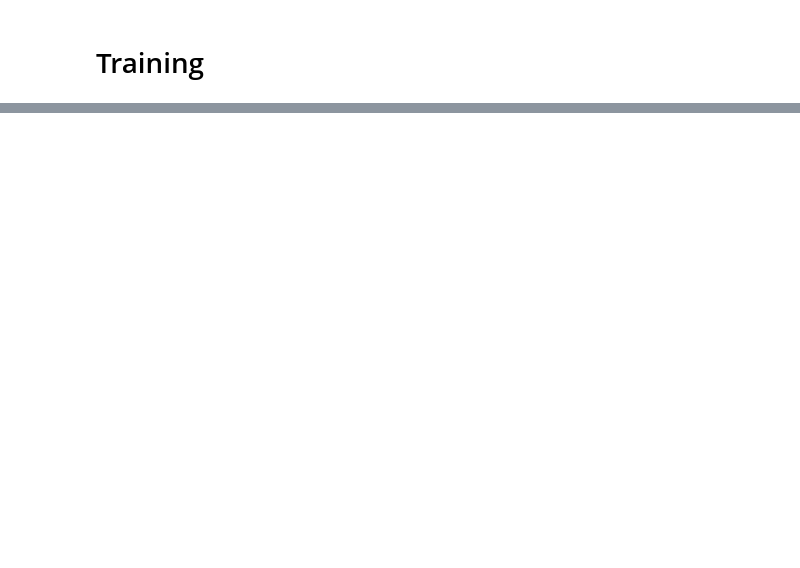
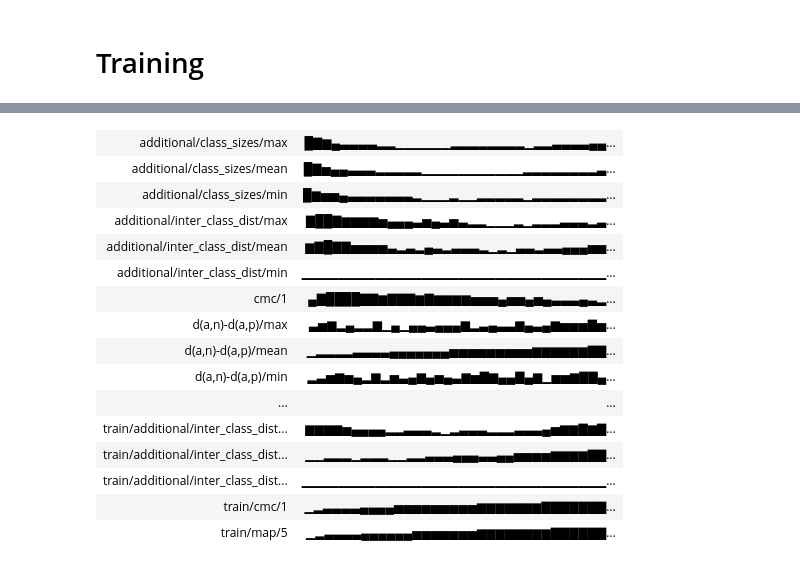
Before and after one commit to nik-fedorov/term_paper_metric_learning, a Jupyter notebook: tp3-cub.ipynb, the cells around one changed output, grey strips where cells are left out. Saved outputs shown, nothing was run; the diff lists cells and outputs as text; code cells hidden in the pictures; blank space fills up the shorter version.

```diff
--- a/tp3-cub.ipynb
+++ b/tp3-cub.ipynb
@@ -157,2 +376,69 @@ criterion = TripletLossWithMiner(margin=None, miner=TripletMinerWithMemory(50, 3
 # %% [markdown]
 # Training
+# %%
+# torch.manual_seed(42)
+
+n_epochs = 10000
+valid_period = 5
+
+metrics = {
+    'cmc_top_k': [1],  # to calculate cmc@1
+    'map_top_k': [5],  # to calculate map@5
+    'precision_top_k': [],
+    'fmr_vals': []
+}
+
+wandb_init_data = {
+    'project': 'TP3',
+    'name': 'run',
+    'save_code': True,
+    'config': {
+        'model': 'ViT',
+        'optimizer': optimizer,
+        'scheduler': scheduler,
+        'sampler': {
+            'name': 'balanced',
+            'n_labels': n_labels,
+            'n_instances': n_instances
+        },
+
+        'valid_period': valid_period,
+
+        'dataset': 'CUB_200_2011',
+        'num_epochs': n_epochs,
+        'dataloader_num_workers': num_workers,
+        'script': _ih[-1]
+    }
+}
+
+with wandb.init(**wandb_init_data) as run:
+    print('Evaluating pre-trained model before training')
+    wandb_metrics_value = validation(model, valid_loader, metrics, device)
+    add_train_metrics(wandb_metrics_value, model, train_loader_metrics, metrics, device)
+    wandb.log(wandb_metrics_value)
+    best_cmc1 = wandb_metrics_value['cmc/1']
+
+    for epoch in range(n_epochs):
+        model.train()
+        for batch in train_loader:
+            optimizer.zero_grad()
+            embeddings = model(batch['input_tensors'].to(device))
+            loss = criterion(embeddings, batch['labels'].to(device))
+            loss.backward()
+            torch.nn.utils.clip_grad_norm_(model.parameters(), 3)
+            optimizer.step()
+
+        if (epoch + 1) % valid_period == 0:
+            print(f'{epoch + 1} training epochs finished\nValidation started: {dt.datetime.now()}')
+            with torch.inference_mode():
+                wandb_metrics_value = validation(model, valid_loader, metrics, device)
+                add_train_metrics(wandb_metrics_value, model, train_loader_metrics, metrics, device)
+                wandb_metrics_value.update(criterion.tri_loss.summary())
+                wandb.log(wandb_metrics_value)
+
+                if wandb_metrics_value['cmc/1'] > best_cmc1:
+                    best_cmc1 = wandb_metrics_value['cmc/1']
+                    save_model('best.pt', epoch + 1, model, optimizer, scheduler)
+                    wandb.save('best.pt')
+                    print(f'\nNew best CMC@1 {best_cmc1} at {epoch + 1} epoch\n')
+# %% [output]
@@ -158,0 +471,16 @@ criterion = TripletLossWithMiner(margin=None, miner=TripletMinerWithMemory(50, 3
+| additional/class_sizes/max | █▇▆▄▃▃▃▃▂▂▁▁▁▁▁▁▂▂▂▂▂▂▂▂▁▂▂▃▃▃▃▄▄... |
+| additional/class_sizes/mean | █▇▅▄▄▃▃▃▂▂▂▂▂▁▁▁▁▁▁▁▁▁▁▁▂▂▂▂▂▂▂▂▃... |
+| additional/class_sizes/min | █▆▅▅▄▃▃▃▃▃▃▃▂▁▁▁▂▁▁▂▂▂▂▂▁▂▂▂▂▂▂▂▂... |
+| additional/inter_class_dist/max | ▇██▇▆▆▆▆▅▄▄▄▃▅▄▃▅▃▂▂▁▁▁▂▁▂▂▂▃▃▃▂▃... |
+| additional/inter_class_dist/mean | ▆▇█▇▇▅▅▅▅▃▂▃▂▄▃▂▃▃▃▂▁▂▁▃▃▂▃▃▄▄▄▅▅... |
+| additional/inter_class_dist/min | ▁▁▁▁▁▁▁▁▁▁▁▁▁▁▁▁▁▁▁▁▁▁▁▁▁▁▁▁▁▁▁▁▁... |
+| cmc/1 | ▄▇████▇▇▆▇▇▇▆▇▆▆▆▆▅▅▅▄▅▅▄▅▄▃▃▃▄▃▂... |
+| d(a,n)-d(a,p)/max | ▃▅▆▂▄▂▂▆▁▄▁▄▄▃▄▄▄▆▂▃▄▃▃▆▄▃▄▆▅▅▅▇▅... |
+| d(a,n)-d(a,p)/mean | ▁▂▂▂▂▃▃▃▃▄▄▄▄▄▄▄▅▅▅▅▅▅▅▅▅▆▆▆▆▆▆▇▇... |
+| d(a,n)-d(a,p)/min | ▂▃▅▆▅▄▂▆▂▅▃▄▆▄▅▄▃▆▅▇▆▄▄▇▄▆▁▅▅▆▇▇▄... |
+| ... | ... |
+| train/additional/inter_class_dist... | ▆▆▆▆▅▄▄▄▄▂▂▃▃▃▂▁▂▃▃▃▂▂▂▃▃▃▄▅▆▆▇▆▇... |
+| train/additional/inter_class_dist... | ▁▁▂▂▂▁▂▂▂▁▁▂▂▃▃▃▄▄▄▃▃▄▄▅▅▅▅▆▆▆▆▇▇... |
+| train/additional/inter_class_dist... | ▁▁▁▁▁▁▁▁▁▁▁▁▁▁▁▁▁▁▁▁▁▁▁▁▁▁▁▁▁▁▁▁▁... |
+| train/cmc/1 | ▁▂▃▃▃▃▄▄▄▄▅▅▅▅▅▅▅▅▅▆▆▆▆▆▆▆▇▇▇▇▇▇▇... |
+| train/map/5 | ▁▂▃▃▃▃▄▄▄▄▄▄▅▅▅▅▅▅▅▆▆▆▆▆▆▆▆▇▇▇▇▇▇... |
```
Also changed, not shown: parts of 21 cells of this notebook, 1 other file.
